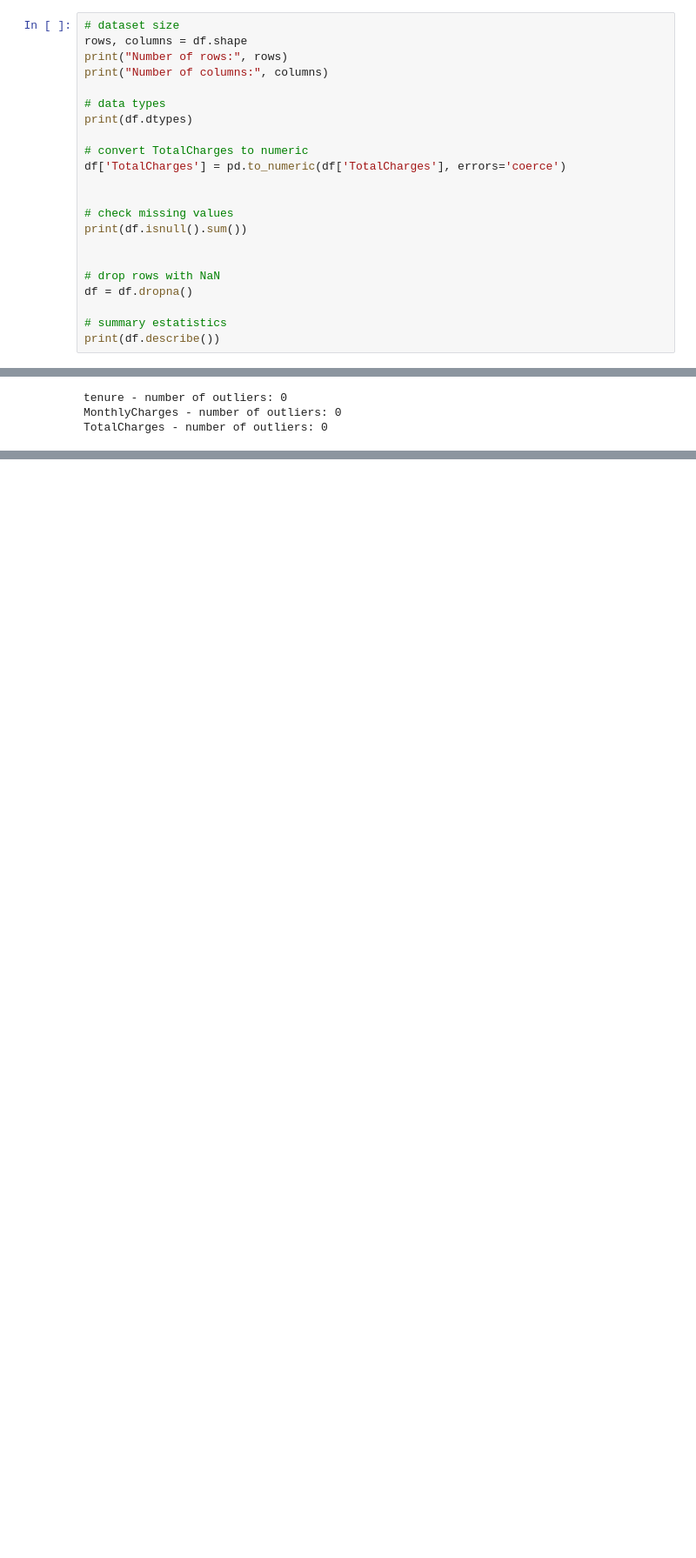
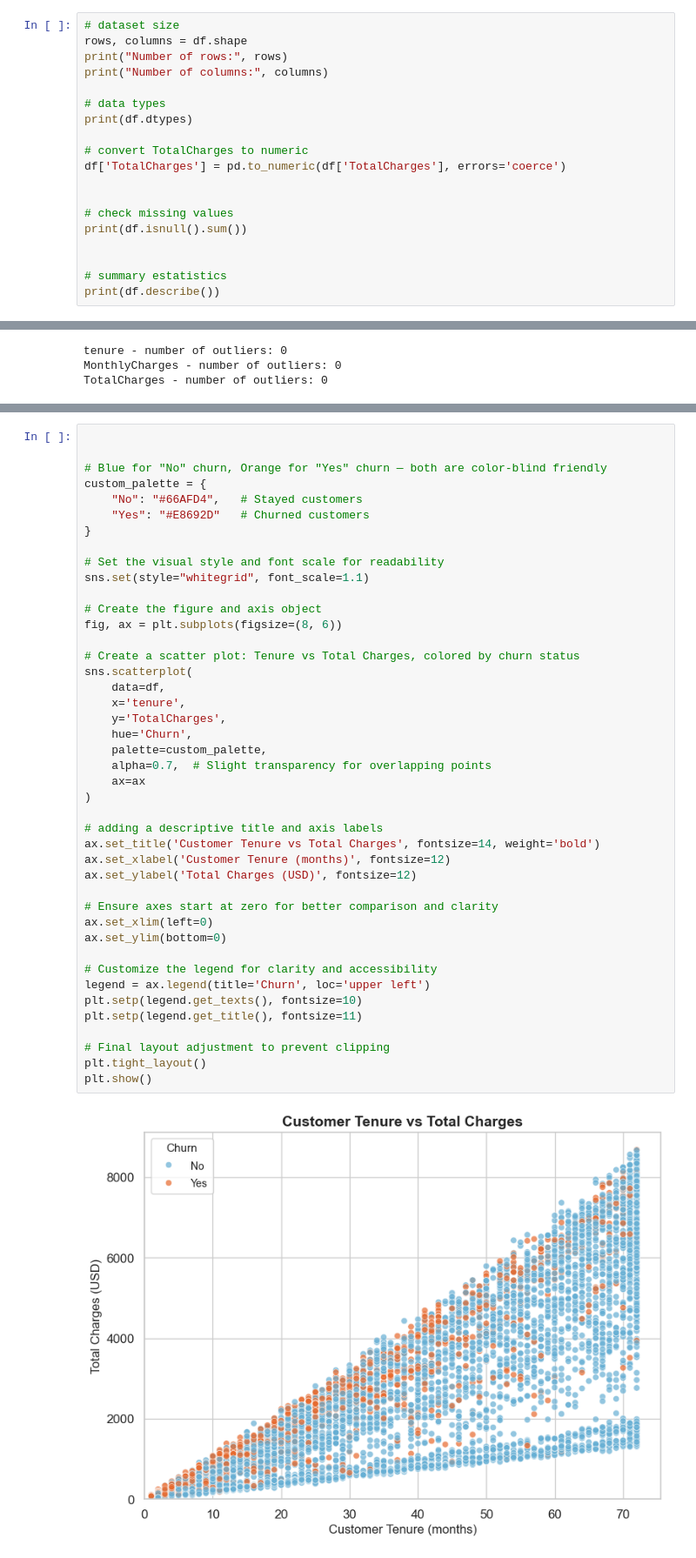
Before and after one commit to celina-ayl/data-science-project, a Jupyter notebook: datascience.ipynb, the cells around one changed output, grey strips where cells are left out. Shown: that part at 87% size. Drawn from its saved outputs; the diff is of its cells as text; blank space fills up the shorter version.

Commit message:
doing the visualizations

```diff
--- a/datascience.ipynb
+++ b/datascience.ipynb
@@ -39,9 +39,6 @@ df['TotalCharges'] = pd.to_numeric(df['TotalCharges'], errors='coerce')
 print(df.isnull().sum())
 
 
-# drop rows with NaN
-df = df.dropna()
-
 # summary estatistics
 print(df.describe())
 # %% [output]
@@ -95,0 +97,45 @@ TotalCharges - number of outliers: 0
+# %%
+
+
+# Blue for "No" churn, Orange for "Yes" churn — both are color-blind friendly
+custom_palette = {
+    "No": "#66AFD4",   # Stayed customers
+    "Yes": "#E8692D"   # Churned customers
+}
+
+# Set the visual style and font scale for readability
+sns.set(style="whitegrid", font_scale=1.1)
+
+# Create the figure and axis object
+fig, ax = plt.subplots(figsize=(8, 6))
+
+# Create a scatter plot: Tenure vs Total Charges, colored by churn status
+sns.scatterplot(
+    data=df,
+    x='tenure',
+    y='TotalCharges',
+    hue='Churn',
+    palette=custom_palette,
+    alpha=0.7,  # Slight transparency for overlapping points
+    ax=ax
+)
+
+# adding a descriptive title and axis labels
+ax.set_title('Customer Tenure vs Total Charges', fontsize=14, weight='bold')
+ax.set_xlabel('Customer Tenure (months)', fontsize=12)
+ax.set_ylabel('Total Charges (USD)', fontsize=12)
+
+# Ensure axes start at zero for better comparison and clarity
+ax.set_xlim(left=0)
+ax.set_ylim(bottom=0)
+
+# Customize the legend for clarity and accessibility
+legend = ax.legend(title='Churn', loc='upper left')
+plt.setp(legend.get_texts(), fontsize=10)
+plt.setp(legend.get_title(), fontsize=11)
+
+# Final layout adjustment to prevent clipping
+plt.tight_layout()
+plt.show()
+# %% [output]
+[figure, added]
```
Also changed, not shown: parts of 3 cells of this notebook.
